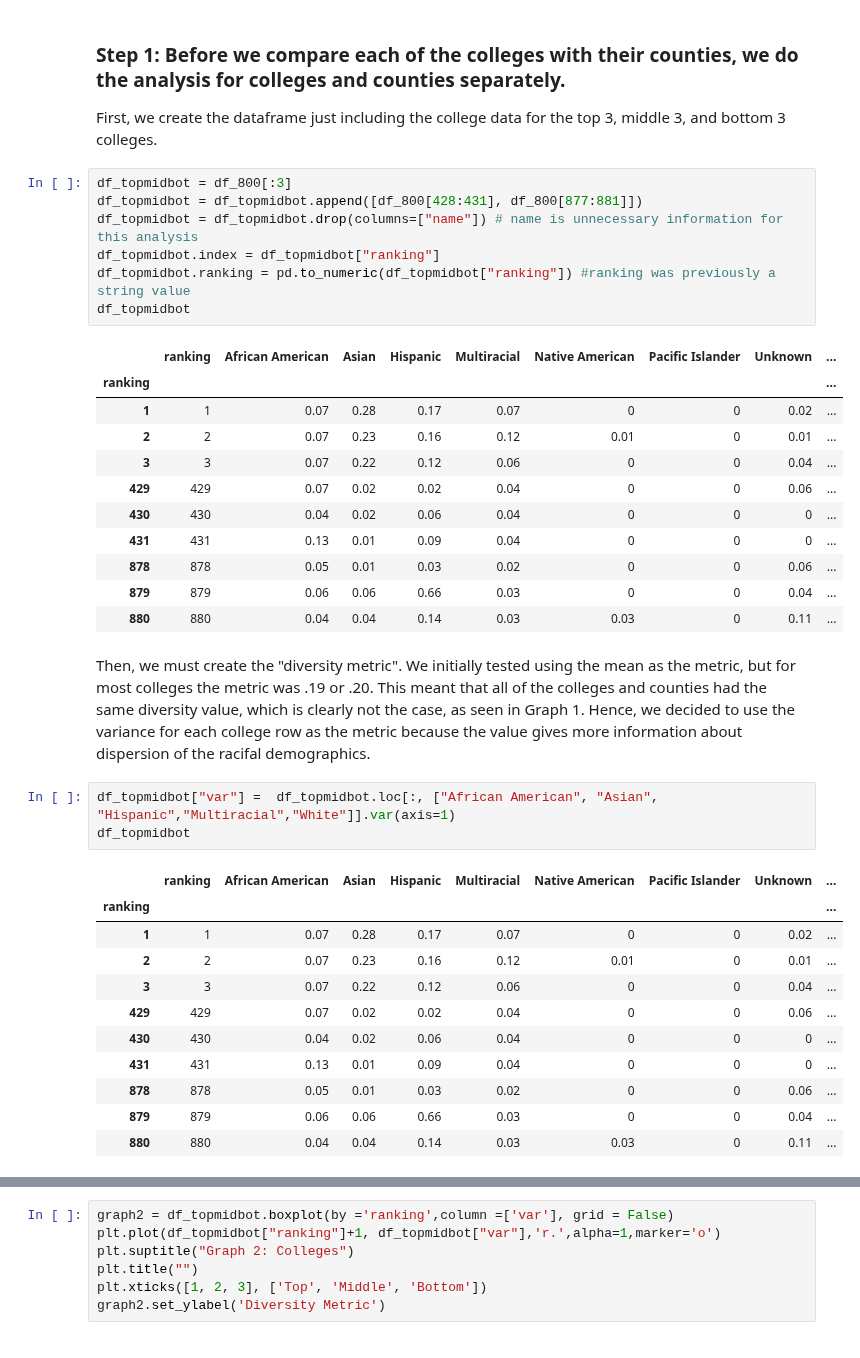
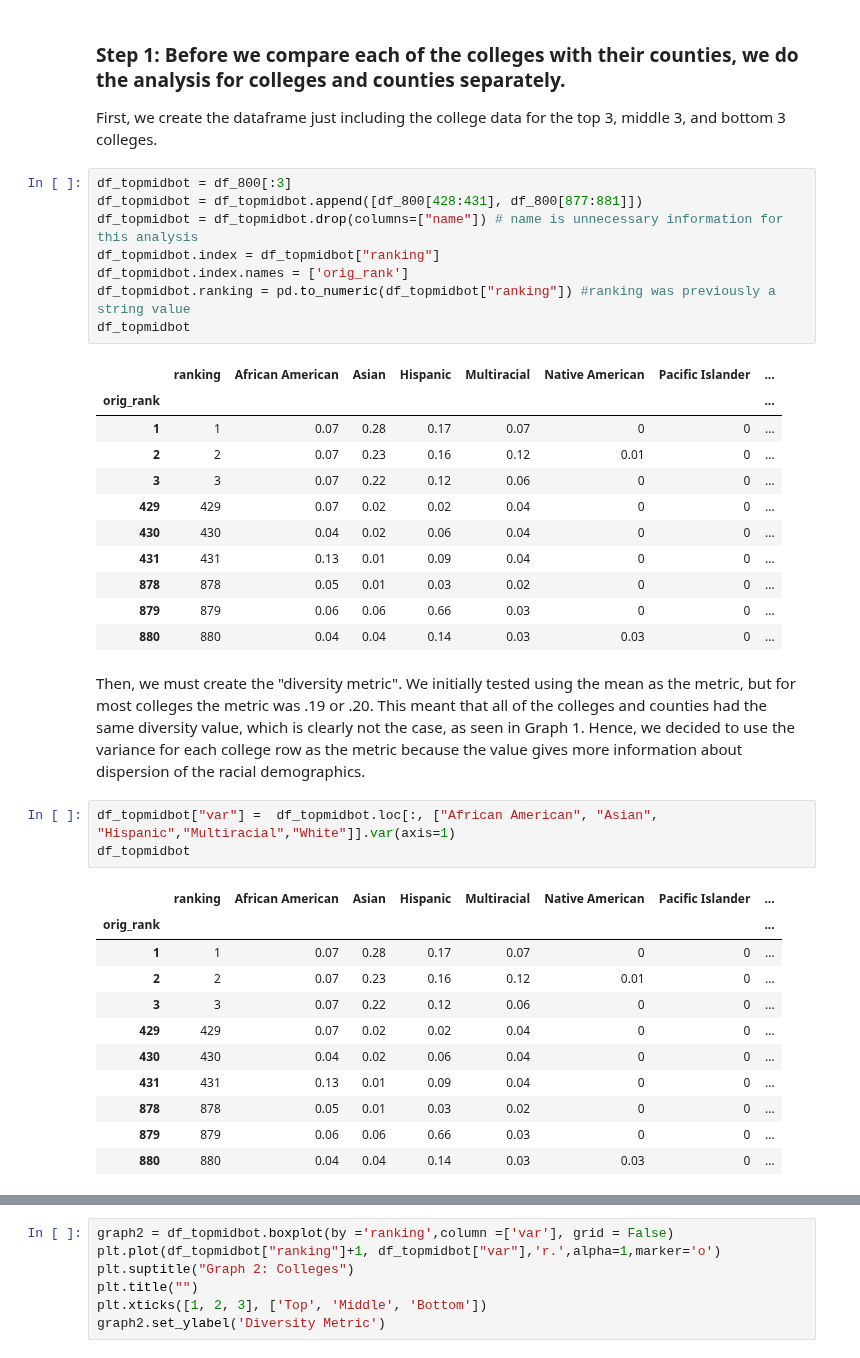
Before and after one commit to nforesti/education, a Jupyter notebook: FinalProject.ipynb, the cells around one changed output, grey strips where cells are left out. Saved outputs shown, nothing was run; the diff lists cells and outputs as text.

```diff
--- a/FinalProject.ipynb
+++ b/FinalProject.ipynb
@@ -198,39 +200,40 @@ First, we create the dataframe just including the college data for the top 3, mi
 # %%
 df_topmidbot = df_800[:3]
 df_topmidbot = df_topmidbot.append([df_800[428:431], df_800[877:881]])
 df_topmidbot = df_topmidbot.drop(columns=["name"]) # name is unnecessary information for this analysis
 df_topmidbot.index = df_topmidbot["ranking"]
+df_topmidbot.index.names = ['orig_rank']
 df_topmidbot.ranking = pd.to_numeric(df_topmidbot["ranking"]) #ranking was previously a string value
 df_topmidbot
 # %% [output]
-|  | ranking | African American | Asian | Hispanic | Multiracial | Native American | Pacific Islander | Unknown | ... |
-| ranking |  |  |  |  |  |  |  |  | ... |
-| 1 | 1 | 0.07 | 0.28 | 0.17 | 0.07 | 0 | 0 | 0.02 | ... |
-| 2 | 2 | 0.07 | 0.23 | 0.16 | 0.12 | 0.01 | 0 | 0.01 | ... |
-| 3 | 3 | 0.07 | 0.22 | 0.12 | 0.06 | 0 | 0 | 0.04 | ... |
-| 429 | 429 | 0.07 | 0.02 | 0.02 | 0.04 | 0 | 0 | 0.06 | ... |
-| 430 | 430 | 0.04 | 0.02 | 0.06 | 0.04 | 0 | 0 | 0 | ... |
-| 431 | 431 | 0.13 | 0.01 | 0.09 | 0.04 | 0 | 0 | 0 | ... |
-| 878 | 878 | 0.05 | 0.01 | 0.03 | 0.02 | 0 | 0 | 0.06 | ... |
-| 879 | 879 | 0.06 | 0.06 | 0.66 | 0.03 | 0 | 0 | 0.04 | ... |
-| 880 | 880 | 0.04 | 0.04 | 0.14 | 0.03 | 0.03 | 0 | 0.11 | ... |
+|  | ranking | African American | Asian | Hispanic | Multiracial | Native American | Pacific Islander | ... |
+| orig_rank |  |  |  |  |  |  |  | ... |
+| 1 | 1 | 0.07 | 0.28 | 0.17 | 0.07 | 0 | 0 | ... |
+| 2 | 2 | 0.07 | 0.23 | 0.16 | 0.12 | 0.01 | 0 | ... |
+| 3 | 3 | 0.07 | 0.22 | 0.12 | 0.06 | 0 | 0 | ... |
+| 429 | 429 | 0.07 | 0.02 | 0.02 | 0.04 | 0 | 0 | ... |
+| 430 | 430 | 0.04 | 0.02 | 0.06 | 0.04 | 0 | 0 | ... |
+| 431 | 431 | 0.13 | 0.01 | 0.09 | 0.04 | 0 | 0 | ... |
+| 878 | 878 | 0.05 | 0.01 | 0.03 | 0.02 | 0 | 0 | ... |
+| 879 | 879 | 0.06 | 0.06 | 0.66 | 0.03 | 0 | 0 | ... |
+| 880 | 880 | 0.04 | 0.04 | 0.14 | 0.03 | 0.03 | 0 | ... |
 # %% [markdown]
-Then, we must create the "diversity metric". We initially tested using the mean as the metric, but for most colleges the metric was .19 or .20. This meant that all of the colleges and counties had the same diversity value, which is clearly not the case, as seen in Graph 1. Hence, we decided to use the variance for each college row as the metric because the value gives more information about dispersion of the racifal demographics.
+Then, we must create the "diversity metric". We initially tested using the mean as the metric, but for most colleges the metric was .19 or .20. This meant that all of the colleges and counties had the same diversity value, which is clearly not the case, as seen in Graph 1. Hence, we decided to use the variance for each college row as the metric because the value gives more information about dispersion of the racial demographics.
 # %%
 df_topmidbot["var"] =  df_topmidbot.loc[:, ["African American", "Asian", "Hispanic","Multiracial","White"]].var(axis=1)
 df_topmidbot
 # %% [output]
-|  | ranking | African American | Asian | Hispanic | Multiracial | Native American | Pacific Islander | Unknown | ... |
-| ranking |  |  |  |  |  |  |  |  | ... |
-| 1 | 1 | 0.07 | 0.28 | 0.17 | 0.07 | 0 | 0 | 0.02 | ... |
-| 2 | 2 | 0.07 | 0.23 | 0.16 | 0.12 | 0.01 | 0 | 0.01 | ... |
-| 3 | 3 | 0.07 | 0.22 | 0.12 | 0.06 | 0 | 0 | 0.04 | ... |
-| 429 | 429 | 0.07 | 0.02 | 0.02 | 0.04 | 0 | 0 | 0.06 | ... |
-| 430 | 430 | 0.04 | 0.02 | 0.06 | 0.04 | 0 | 0 | 0 | ... |
-| 431 | 431 | 0.13 | 0.01 | 0.09 | 0.04 | 0 | 0 | 0 | ... |
-| 878 | 878 | 0.05 | 0.01 | 0.03 | 0.02 | 0 | 0 | 0.06 | ... |
-| 879 | 879 | 0.06 | 0.06 | 0.66 | 0.03 | 0 | 0 | 0.04 | ... |
-| 880 | 880 | 0.04 | 0.04 | 0.14 | 0.03 | 0.03 | 0 | 0.11 | ... |
+|  | ranking | African American | Asian | Hispanic | Multiracial | Native American | Pacific Islander | ... |
+| orig_rank |  |  |  |  |  |  |  | ... |
+| 1 | 1 | 0.07 | 0.28 | 0.17 | 0.07 | 0 | 0 | ... |
+| 2 | 2 | 0.07 | 0.23 | 0.16 | 0.12 | 0.01 | 0 | ... |
+| 3 | 3 | 0.07 | 0.22 | 0.12 | 0.06 | 0 | 0 | ... |
+| 429 | 429 | 0.07 | 0.02 | 0.02 | 0.04 | 0 | 0 | ... |
+| 430 | 430 | 0.04 | 0.02 | 0.06 | 0.04 | 0 | 0 | ... |
+| 431 | 431 | 0.13 | 0.01 | 0.09 | 0.04 | 0 | 0 | ... |
+| 878 | 878 | 0.05 | 0.01 | 0.03 | 0.02 | 0 | 0 | ... |
+| 879 | 879 | 0.06 | 0.06 | 0.66 | 0.03 | 0 | 0 | ... |
+| 880 | 880 | 0.04 | 0.04 | 0.14 | 0.03 | 0.03 | 0 | ... |
 # %%
 # College Data
 # To get "top", "middle", "bottom" categories, change ranking to values of 0-2.
```
Also changed, not shown: parts of 6 cells of this notebook.
